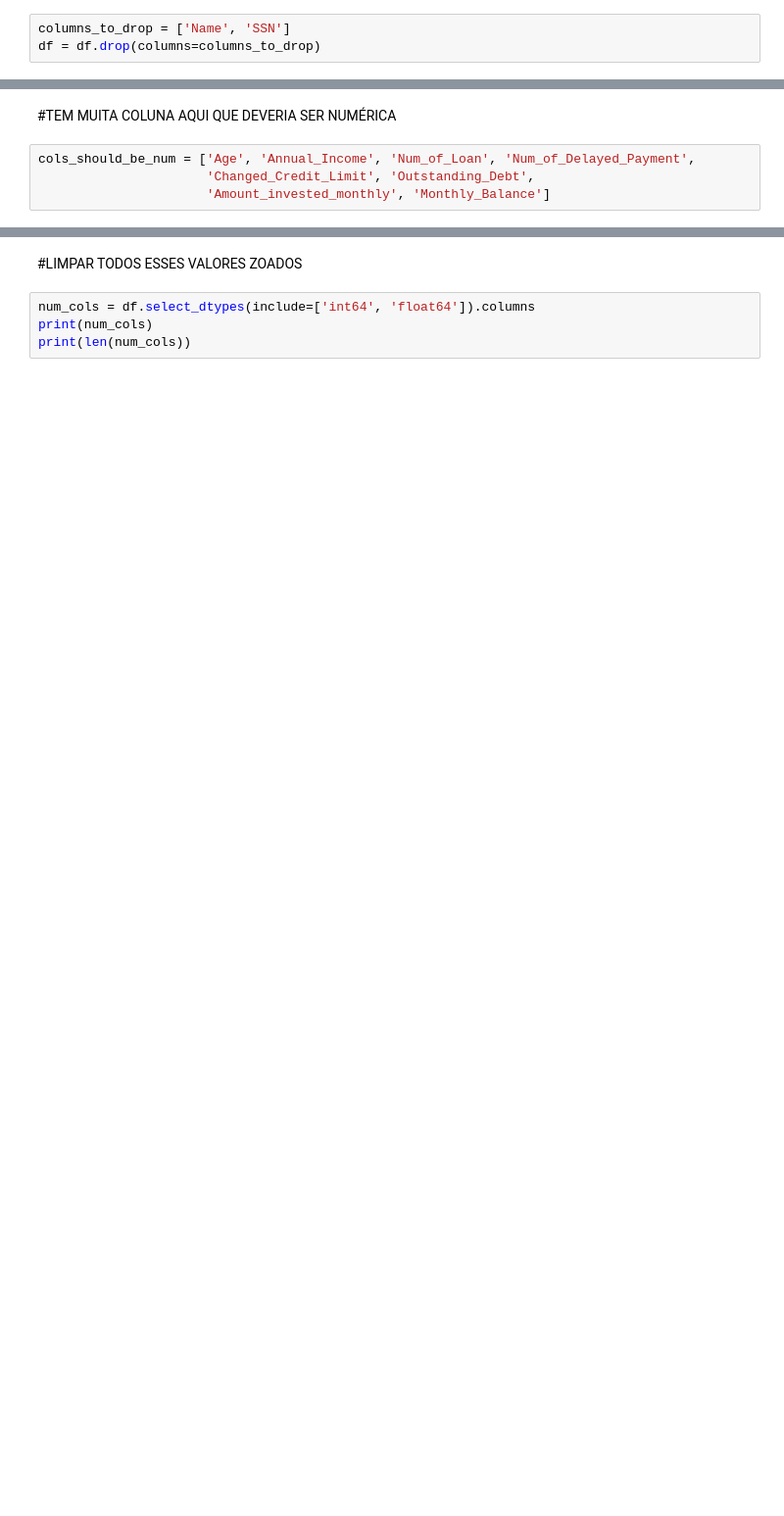
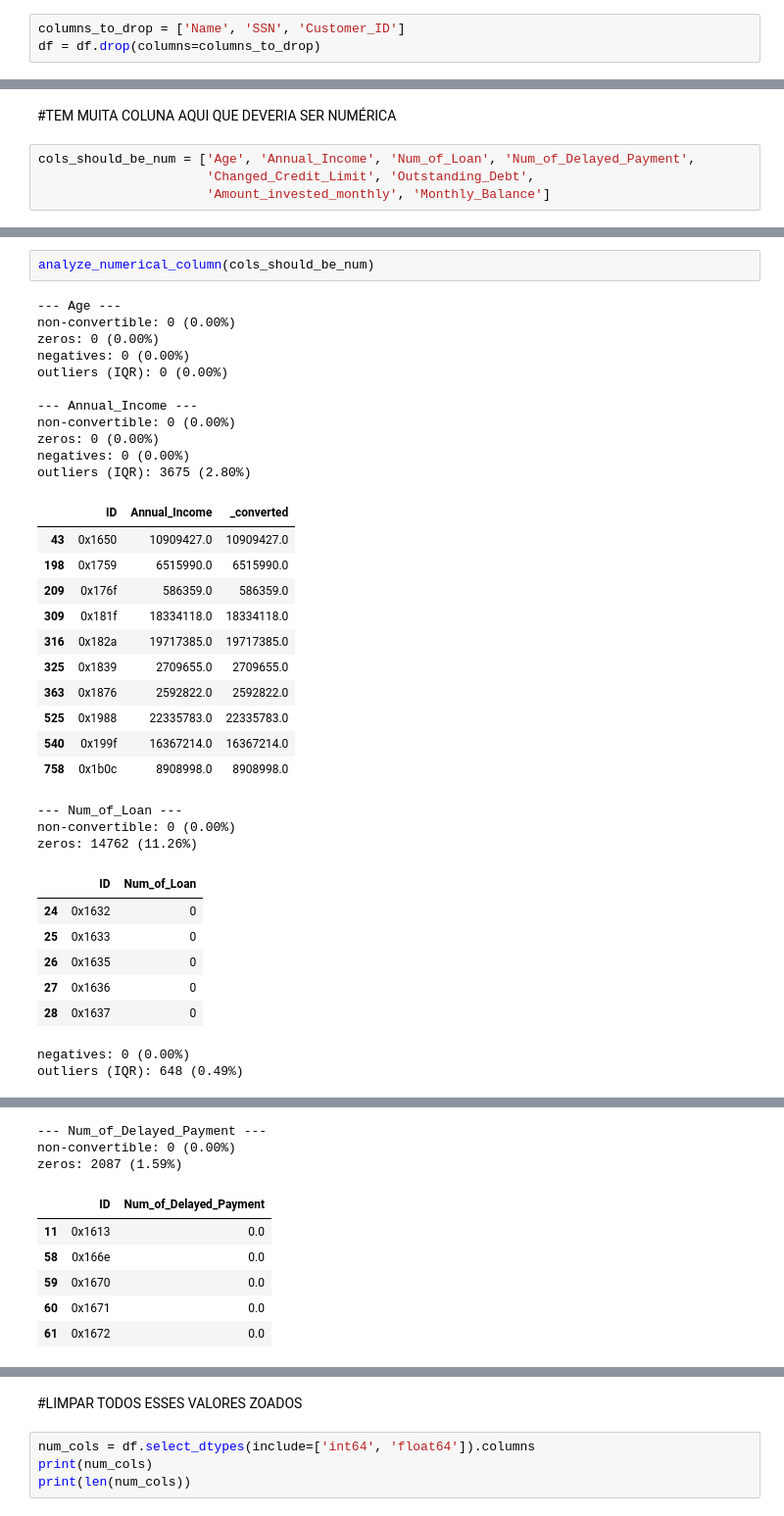
Before and after one commit to EnzoRigon/ciencia-dados-gb, a Jupyter notebook: analysis.ipynb, the cells around one changed output, grey strips where cells are left out. Shown at 98% size. Saved outputs shown, nothing was run; the diff lists cells and outputs as text; blank space fills up the shorter version.

Commit message:
Cleaning Numerical Values

```diff
--- a/analysis.ipynb
+++ b/analysis.ipynb
@@ -110,7 +110,7 @@ Credit_Score               50000
 dtype: int64
 ['Name', 'Monthly_Inhand_Salary', 'Type_of_Loan', 'Num_of_Delayed_Payment', 'Num_Credit_Inquiries', 'Credit_History_Age', 'Amount_invested_monthly', 'Monthly_Balance', 'Credit_Score']
 # %%
-columns_to_drop = ['Name', 'SSN']
+columns_to_drop = ['Name', 'SSN', 'Customer_ID']
 df = df.drop(columns=columns_to_drop)
 # %%
 obj_cols = df.select_dtypes(include=['object']).columns
@@ -253,0 +296,36 @@ examples non-convertible values: ['0_', '3_', '2_', '5_', '8_', '9_', '4_', '7_'
+# %%
+analyze_numerical_column(cols_should_be_num)
+# %% [output]
+--- Age ---
+non-convertible: 0 (0.00%)
+zeros: 0 (0.00%)
+negatives: 0 (0.00%)
+outliers (IQR): 0 (0.00%)
+
+--- Annual_Income ---
+non-convertible: 0 (0.00%)
+zeros: 0 (0.00%)
+negatives: 0 (0.00%)
+outliers (IQR): 3675 (2.80%)
+|  | ID | Annual_Income | _converted |
+| 43 | 0x1650 | 10909427.0 | 10909427.0 |
+| 198 | 0x1759 | 6515990.0 | 6515990.0 |
+| 209 | 0x176f | 586359.0 | 586359.0 |
+| 309 | 0x181f | 18334118.0 | 18334118.0 |
+| 316 | 0x182a | 19717385.0 | 19717385.0 |
+| 325 | 0x1839 | 2709655.0 | 2709655.0 |
+| 363 | 0x1876 | 2592822.0 | 2592822.0 |
+| 525 | 0x1988 | 22335783.0 | 22335783.0 |
+| 540 | 0x199f | 16367214.0 | 16367214.0 |
+| 758 | 0x1b0c | 8908998.0 | 8908998.0 |
+--- Num_of_Loan ---
+non-convertible: 0 (0.00%)
+zeros: 14762 (11.26%)
+|  | ID | Num_of_Loan |
+| 24 | 0x1632 | 0 |
+| 25 | 0x1633 | 0 |
+| 26 | 0x1635 | 0 |
+| 27 | 0x1636 | 0 |
+| 28 | 0x1637 | 0 |
+negatives: 0 (0.00%)
+outliers (IQR): 648 (0.49%)
@@ -253,0 +343,9 @@ examples non-convertible values: ['0_', '3_', '2_', '5_', '8_', '9_', '4_', '7_'
+--- Num_of_Delayed_Payment ---
+non-convertible: 0 (0.00%)
+zeros: 2087 (1.59%)
+|  | ID | Num_of_Delayed_Payment |
+| 11 | 0x1613 | 0.0 |
+| 58 | 0x166e | 0.0 |
+| 59 | 0x1670 | 0.0 |
+| 60 | 0x1671 | 0.0 |
+| 61 | 0x1672 | 0.0 |
```
Also changed, not shown: parts of 11 cells of this notebook.
